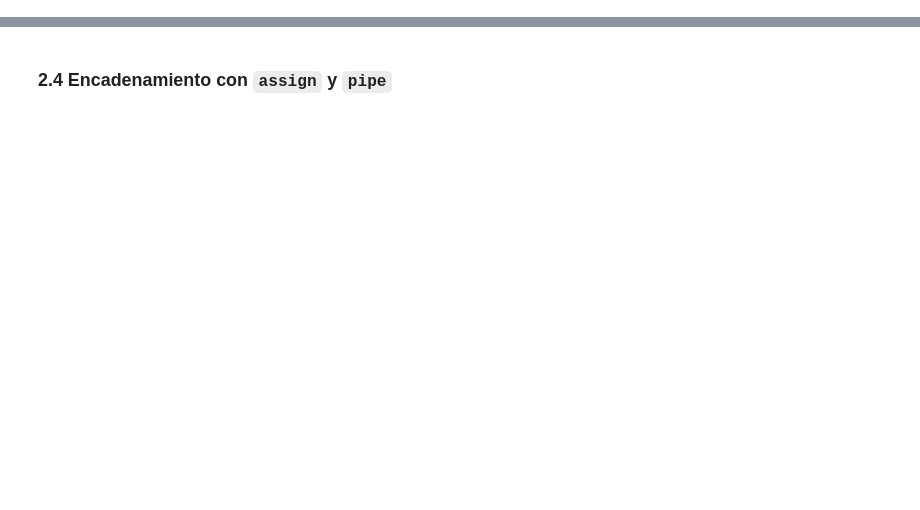
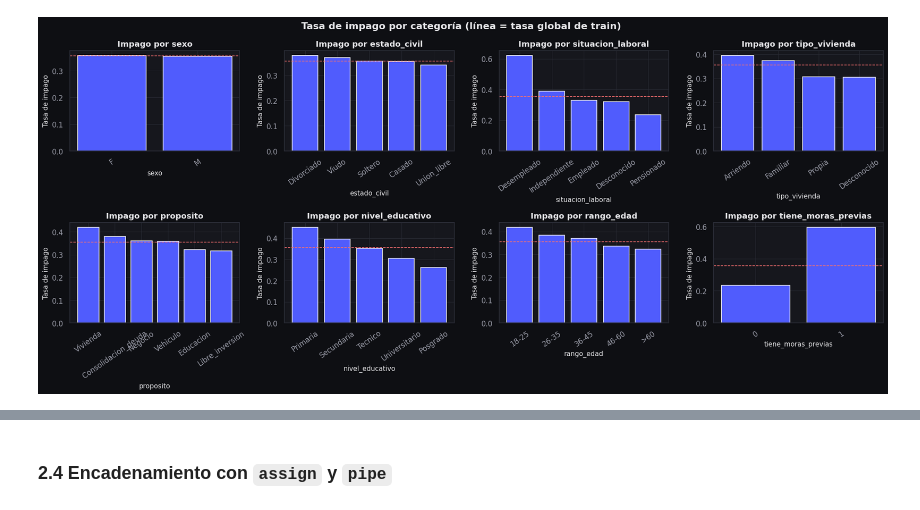
Before and after one commit to dapovedag/proyecto_integrador, a Jupyter notebook: Back/notebooks/04_eda_transformacion_visualizacion.ipynb, the cells around one changed output, grey strips where cells are left out. Drawn from its saved outputs; the diff is of its cells as text; code cells hidden in the pictures; blank space fills up the shorter version.

```diff
--- a/Back/notebooks/04_eda_transformacion_visualizacion.ipynb
+++ b/Back/notebooks/04_eda_transformacion_visualizacion.ipynb
@@ -230,0 +214,17 @@ Excelente  0.951 0.049
+# %%
+fig, axes = plt.subplots(2, 4, figsize=(18, 8))
+for ax, col in zip(axes.ravel(), CAT):
+    t = df.groupby(col)[T].mean()
+    t = t.reindex(ORDEN[col]) if col in ORDEN else t.sort_values(ascending=False)
+    etiquetas = [str(i) for i in t.index]
+    ax.bar(etiquetas, t.values, color=PALETA["acento"])
+    ax.axhline(TASA, ls="--", color=PALETA["alto"], lw=1)
+    ax.set(title=f"Impago por {col}", xlabel=col, ylabel="Tasa de impago")
+    ax.tick_params(axis="x", rotation=35)
+    figura_front("barras", f"Tasa de impago por {col}",
+                 {"categorias": etiquetas, "series": [{"nombre": "Tasa de impago", "valores": r4(t.values)}],
+                  "referencias": [{"eje": "y", "valor": round(float(TASA), 4), "etiqueta": "tasa global"}]},
+                 ejes={"x": col, "y": "Tasa de impago"}, clave=f"impago_por_{col}", opciones={"formato_y": "pct"})
+plt.suptitle("Tasa de impago por categoría (línea = tasa global de train)", fontweight="bold")
+plt.show()
+# %% [output]
@@ -230,0 +239 @@ Excelente  0.951 0.049
+[figure, added]
```
Also changed, not shown: parts of 136 cells of this notebook, 7 other files.
